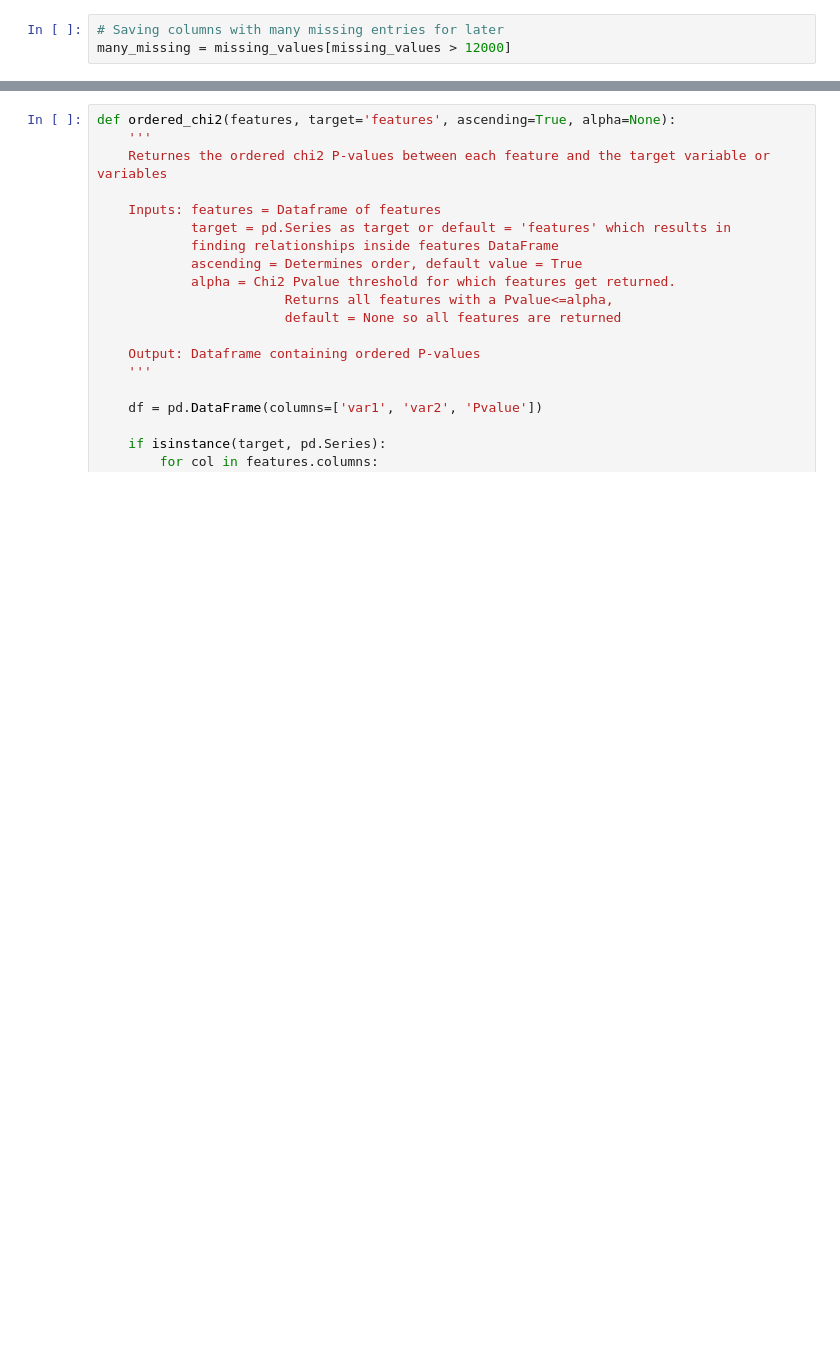
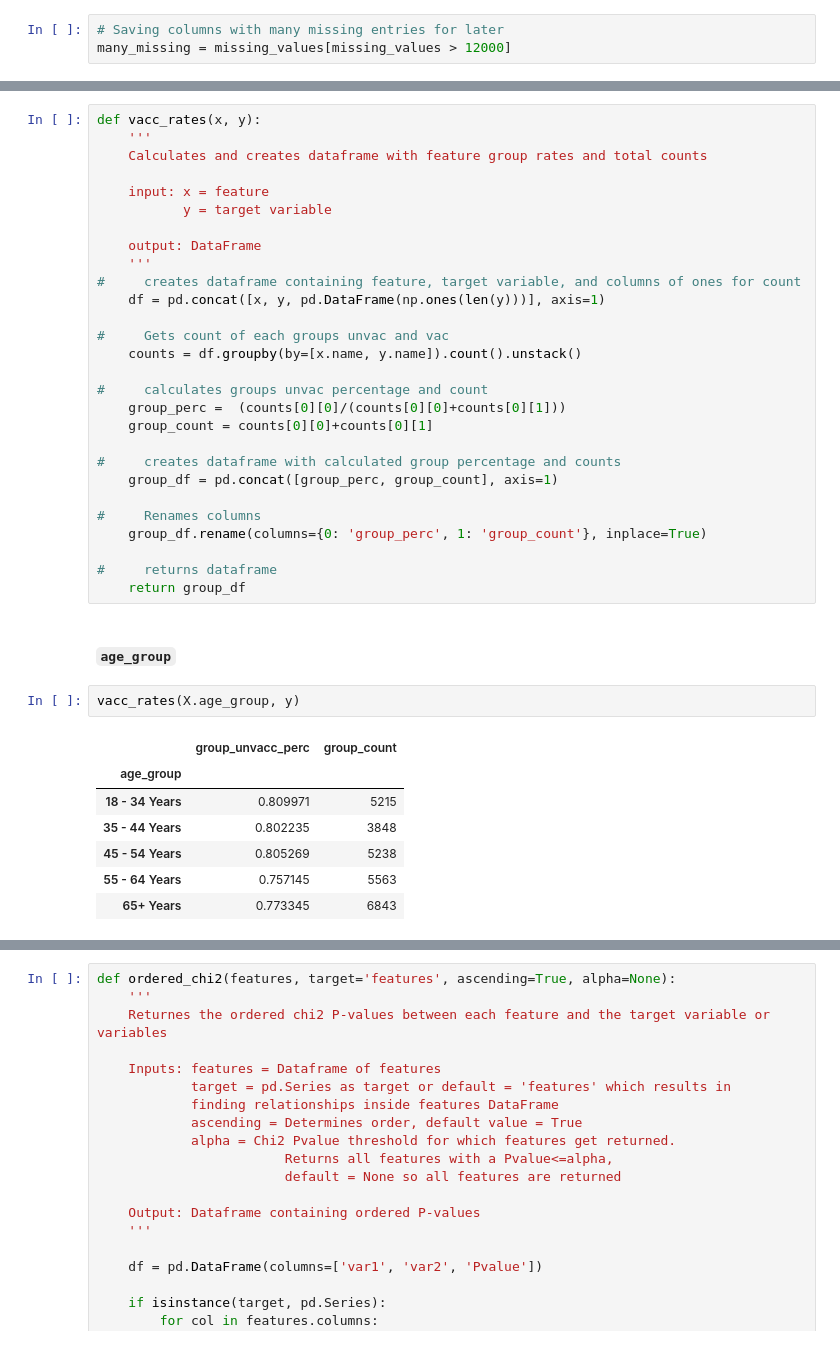
Before and after one commit to cschneck7/phase_3_project, a Jupyter notebook: H1N1 Vaccine Classification Notebook.ipynb, the cells around one changed output, grey strips where cells are left out. Saved outputs shown, nothing was run; the diff lists cells and outputs as text; blank space fills up the shorter version.

```diff
--- a/H1N1 Vaccine Classification Notebook.ipynb
+++ b/H1N1 Vaccine Classification Notebook.ipynb
@@ -154,0 +163,40 @@ many_missing = missing_values[missing_values > 12000]
+# %%
+def vacc_rates(x, y):
+    '''
+    Calculates and creates dataframe with feature group rates and total counts
+
+    input: x = feature
+           y = target variable
+
+    output: DataFrame
+    '''
+#     creates dataframe containing feature, target variable, and columns of ones for count
+    df = pd.concat([x, y, pd.DataFrame(np.ones(len(y)))], axis=1)
+
+#     Gets count of each groups unvac and vac
+    counts = df.groupby(by=[x.name, y.name]).count().unstack()
+
+#     calculates groups unvac percentage and count
+    group_perc =  (counts[0][0]/(counts[0][0]+counts[0][1]))
+    group_count = counts[0][0]+counts[0][1]
+
+#     creates dataframe with calculated group percentage and counts
+    group_df = pd.concat([group_perc, group_count], axis=1)
+
+#     Renames columns
+    group_df.rename(columns={0: 'group_perc', 1: 'group_count'}, inplace=True)
+
+#     returns dataframe
+    return group_df
+# %% [markdown]
+#### `age_group`
+# %%
+vacc_rates(X.age_group, y)
+# %% [output]
+|  | group_unvacc_perc | group_count |
+| age_group |  |  |
+| 18 - 34 Years | 0.809971 | 5215 |
+| 35 - 44 Years | 0.802235 | 3848 |
+| 45 - 54 Years | 0.805269 | 5238 |
+| 55 - 64 Years | 0.757145 | 5563 |
+| 65+ Years | 0.773345 | 6843 |
```
Also changed, not shown: parts of 24 cells of this notebook.
